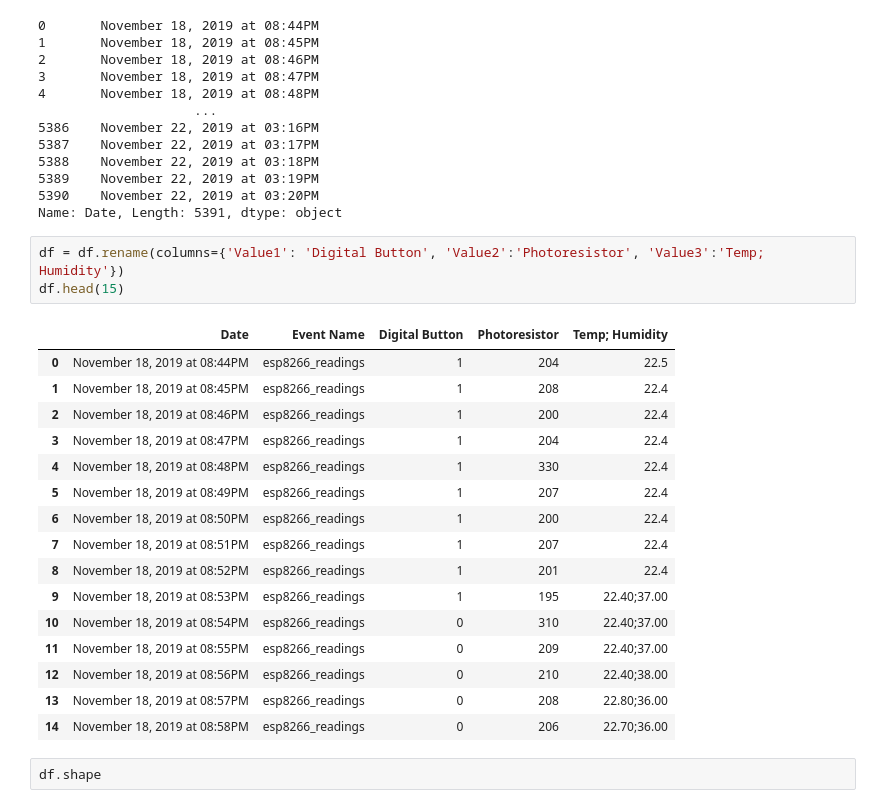
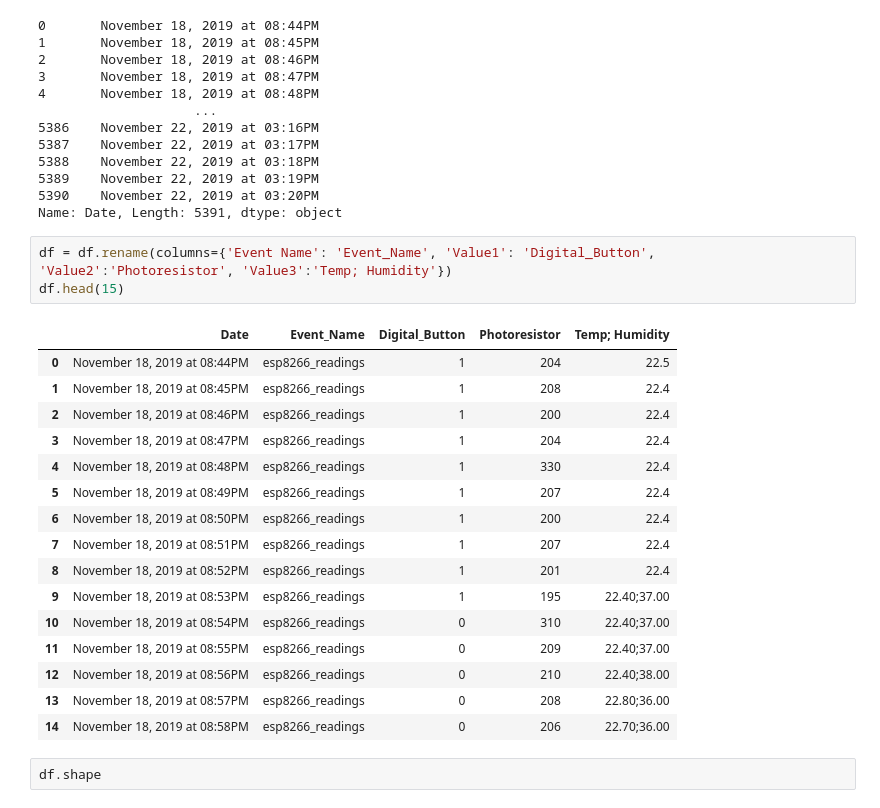
Before and after one commit to danmurphy1217/snippets, a Jupyter notebook: dht-photoresistor-button-toDataset/timeseries-models.ipynb, the cells around one changed output. Drawn from its saved outputs; the diff is of its cells as text.

```diff
--- a/dht-photoresistor-button-toDataset/timeseries-regression.ipynb
+++ b/dht-photoresistor-button-toDataset/timeseries-models.ipynb
@@ -34,10 +34,10 @@ df['Date']
 5390    November 22, 2019 at 03:20PM
 Name: Date, Length: 5391, dtype: object
 # %%
-df = df.rename(columns={'Value1': 'Digital Button', 'Value2':'Photoresistor', 'Value3':'Temp; Humidity'})
+df = df.rename(columns={'Event Name': 'Event_Name', 'Value1': 'Digital_Button', 'Value2':'Photoresistor', 'Value3':'Temp; Humidity'})
 df.head(15)
 # %% [output]
-|  | Date | Event Name | Digital Button | Photoresistor | Temp; Humidity |
+|  | Date | Event_Name | Digital_Button | Photoresistor | Temp; Humidity |
 | 0 | November 18, 2019 at 08:44PM | esp8266_readings | 1 | 204 | 22.5 |
 | 1 | November 18, 2019 at 08:45PM | esp8266_readings | 1 | 208 | 22.4 |
 | 2 | November 18, 2019 at 08:46PM | esp8266_readings | 1 | 200 | 22.4 |
```
Also changed, not shown: parts of 20 cells of this notebook.
